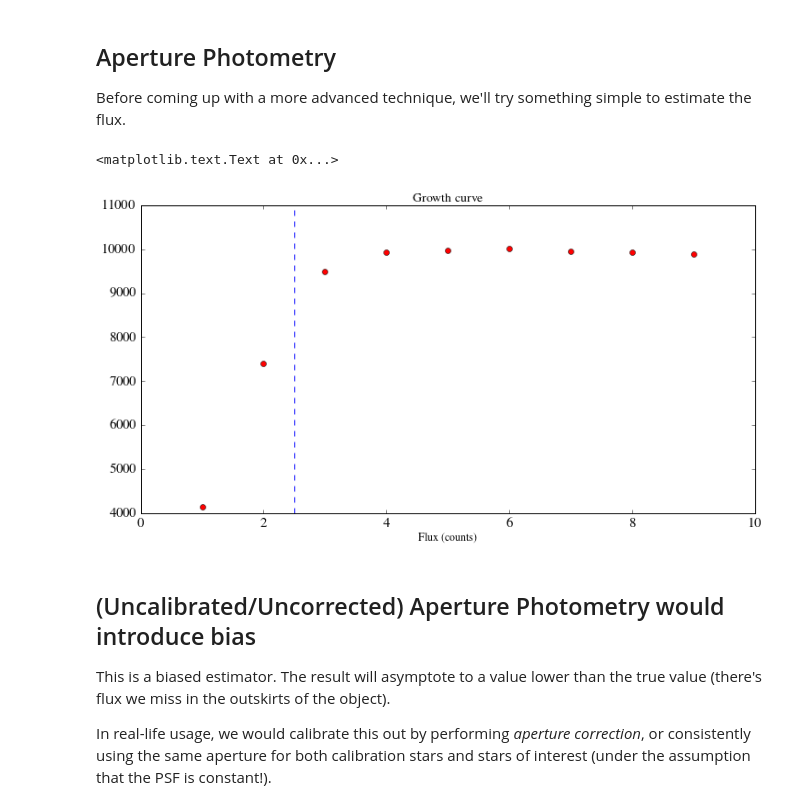
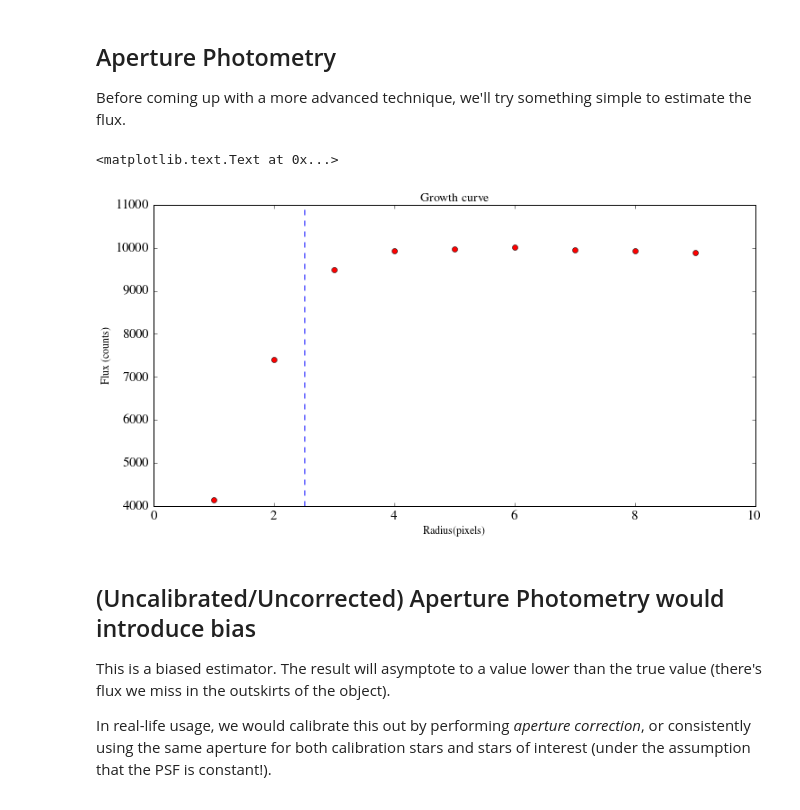
Before and after one commit to dirac-institute/uw-astr598-w18, a Jupyter notebook: lectures/Week-3-Thu-class.ipynb, the cells around one changed output. Saved outputs shown, nothing was run; the diff lists cells and outputs as text; code cells hidden in the pictures.

```diff
--- a/lectures/Week-3-Thu-class.ipynb
+++ b/lectures/Week-3-Thu-class.ipynb
@@ -321,34 +328,34 @@ Before coming up with a more advanced technique, we'll try something simple to e
 # %%
 # Aperture photometry
 
 def apPhot(image, r = 3, x0=0, y0=0):
     '''Integrate image given a circular aperture radius r'''
     xx = np.arange(image.shape[0]) - image.shape[0]/2.+0.5
     yy = np.arange(image.shape[1]) - image.shape[1]/2.+0.5
 
     rpix = np.sqrt((xx[:, None]-x0)**2 + (yy[None, :]-y0)**2)
     apPhotImage = image[:]
     apPhotImage[rpix > r] = 0
 
     return apPhotImage.sum(), apPhotImage
 
 fig = plt.figure(figsize=(12,6))
 ax = fig.add_subplot(111)
 
 aperture_radius = np.arange(1,10)
 for r in aperture_radius:
     image = simulatedImage - skyBg
     count, apPhotImage = apPhot(image, r=r)
     #print ('A_ap(r=%.0f) = %.1f' % (r, count))
     plt.plot(r, count, 'ro')
 plt.axvline(x=2.5, color='blue', ls='dashed')
 ax.set_xlim(0,10)
 ax.set_title('Growth curve', fontsize=14)
 ax.set_xlabel('Radius(pixels)', fontsize=12)
-ax.set_xlabel('Flux (counts)', fontsize=12)
+ax.set_ylabel('Flux (counts)', fontsize=12)
 # %% [output]
 <matplotlib.text.Text at 0x...>
-[figure, old version]
+[figure, new version]
 # %% [markdown]
 ## (Uncalibrated/Uncorrected) Aperture Photometry would introduce bias
 
```
Also changed, not shown: parts of 8 cells of this notebook, 11 other files.
